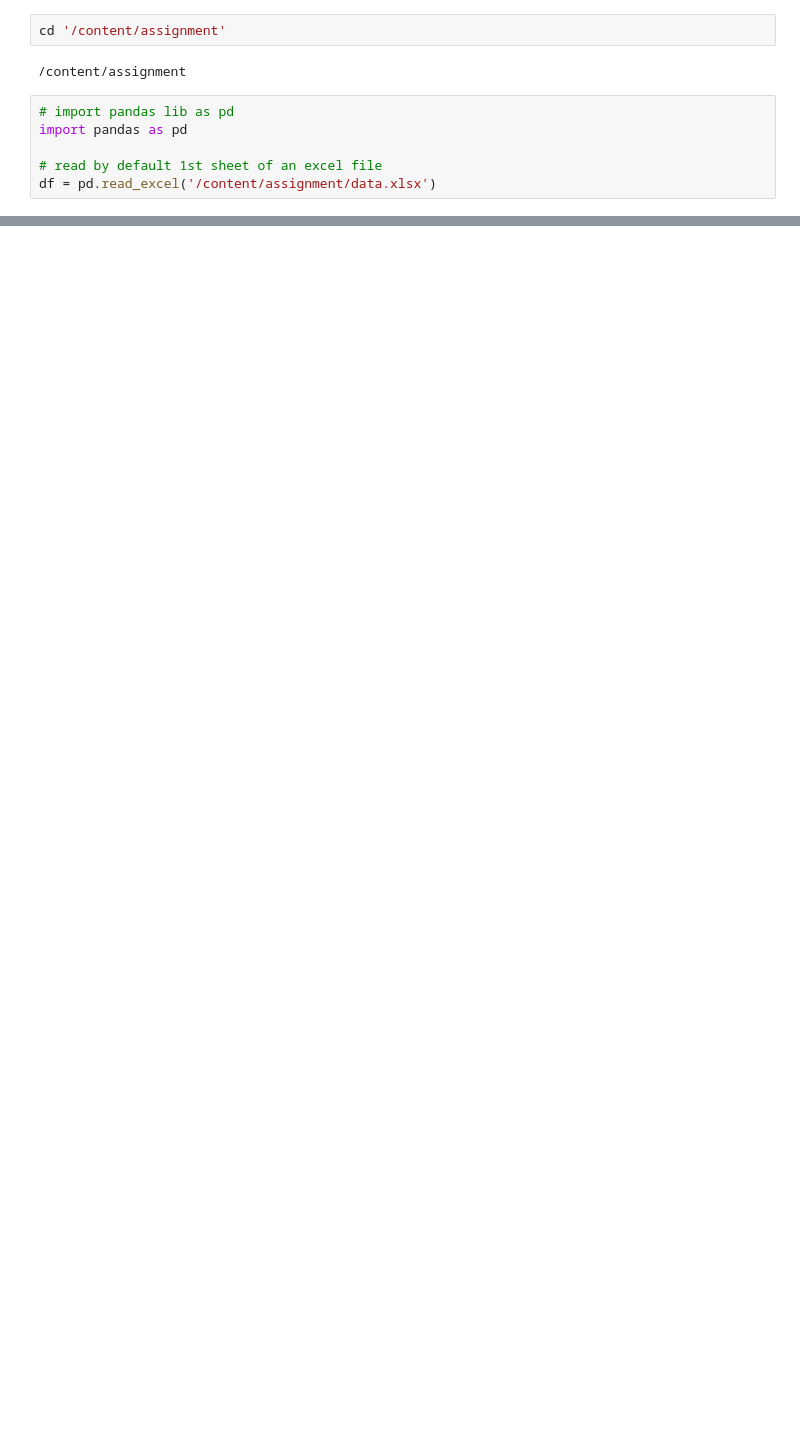
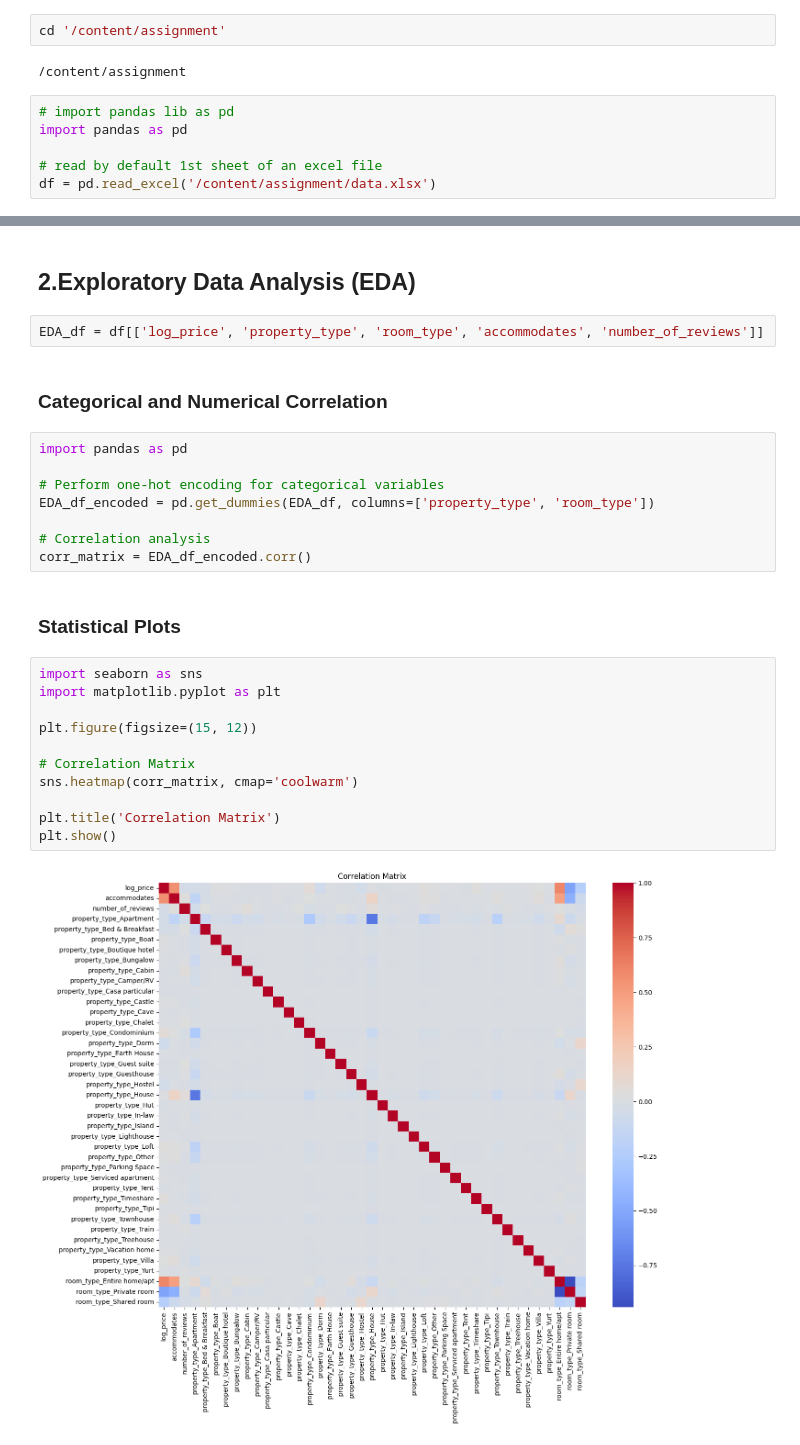
Before and after one commit to KOMPALALOKESH/assignment, a Jupyter notebook: Untitled1.ipynb, the cells around one changed output, grey strips where cells are left out. Saved outputs shown, nothing was run; the diff lists cells and outputs as text; blank space fills up the shorter version.

```diff
--- a/Untitled1.ipynb
+++ b/Untitled1.ipynb
@@ -30,0 +124,29 @@ df.head()
+# %% [markdown]
+## 2.Exploratory Data Analysis (EDA)
+# %%
+EDA_df = df[['log_price', 'property_type', 'room_type', 'accommodates', 'number_of_reviews']]
+# %% [markdown]
+### Categorical and Numerical Correlation
+# %%
+import pandas as pd
+
+# Perform one-hot encoding for categorical variables
+EDA_df_encoded = pd.get_dummies(EDA_df, columns=['property_type', 'room_type'])
+
+# Correlation analysis
+corr_matrix = EDA_df_encoded.corr()
+# %% [markdown]
+### Statistical Plots
+# %%
+import seaborn as sns
+import matplotlib.pyplot as plt
+
+plt.figure(figsize=(15, 12))
+
+# Correlation Matrix
+sns.heatmap(corr_matrix, cmap='coolwarm')
+
+plt.title('Correlation Matrix')
+plt.show()
+# %% [output]
+[figure, added]
```
Also changed, not shown: parts of 90 cells of this notebook.
